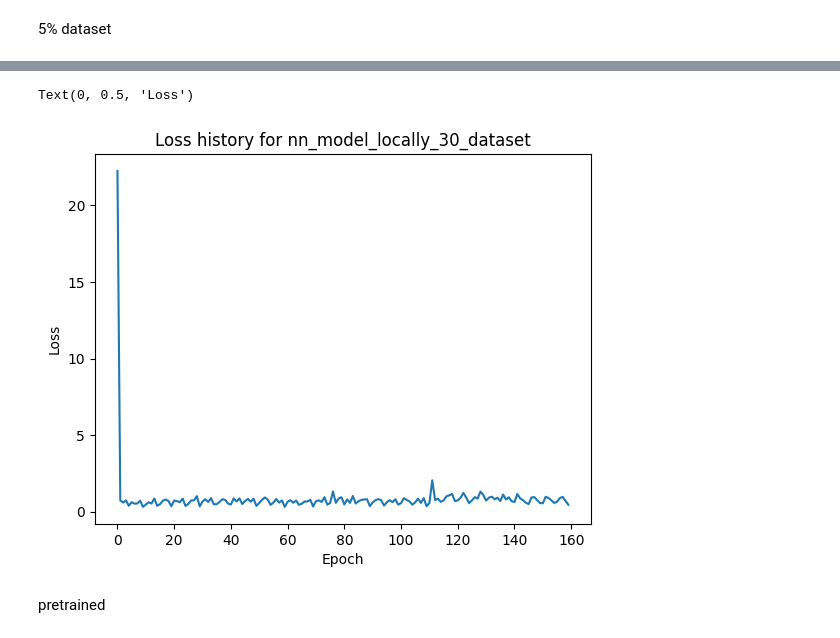
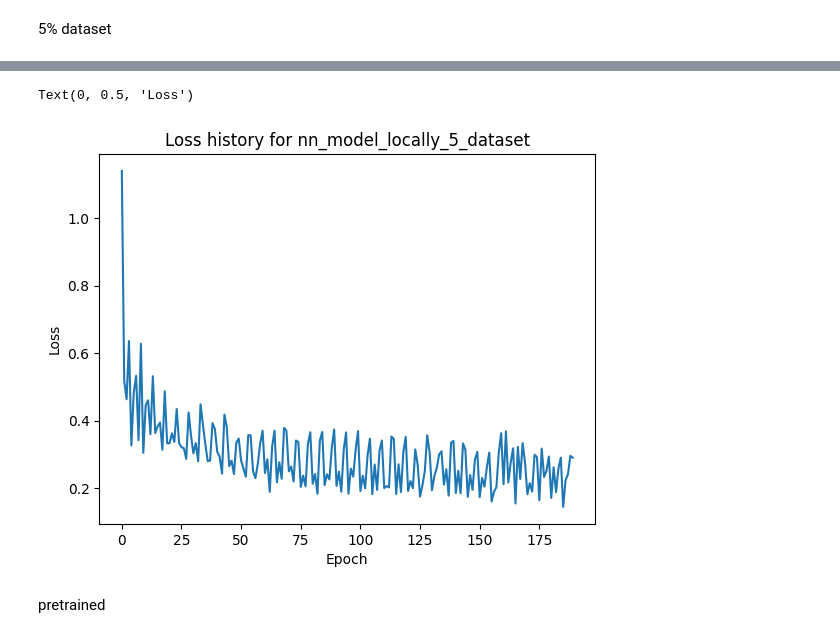
Before and after one commit to randnull/NLP-mini-project, a Jupyter notebook: main.ipynb, the cells around one changed output, grey strips where cells are left out. Drawn from its saved outputs; the diff is of its cells as text; code cells hidden in the pictures.

```diff
--- a/main.ipynb
+++ b/main.ipynb
@@ -154,4 +118,4 @@ model_w2v_locally_train_5_percent.train(
     corpus_iterable=percent_5_dataset,
     total_examples=len(percent_5_dataset),
     epochs=200,
-)
+) # (42404825, 51443800) 30s
@@ -468,7 +418,7 @@ loss_history, best_accuracy = train(
     y_train=y_train_locally_5_ag_news,
     X_valid=X_val_locally_5_ag_news,
     y_valid=y_val_locally_5_ag_news,
-    lr=0.1,
+    lr=0.01,
     batch_size=64,
     epochs=100,
 )
@@ -495,11 +445,11 @@ nn_model_locally_5_dataset. Accuracy on valid: 0.8671
 # %%
 plt.plot(loss_history[4:-1:300])
-plt.title('Loss history for nn_model_locally_30_dataset')
+plt.title('Loss history for nn_model_locally_5_dataset')
 plt.xlabel('Epoch')
 plt.ylabel('Loss')
 # %% [output]
 Text(0, 0.5, 'Loss')
-[figure, old version]
+[figure, new version]
 # %% [markdown]
 pretrained
 # %%
```
Also changed, not shown: parts of 23 cells of this notebook.
